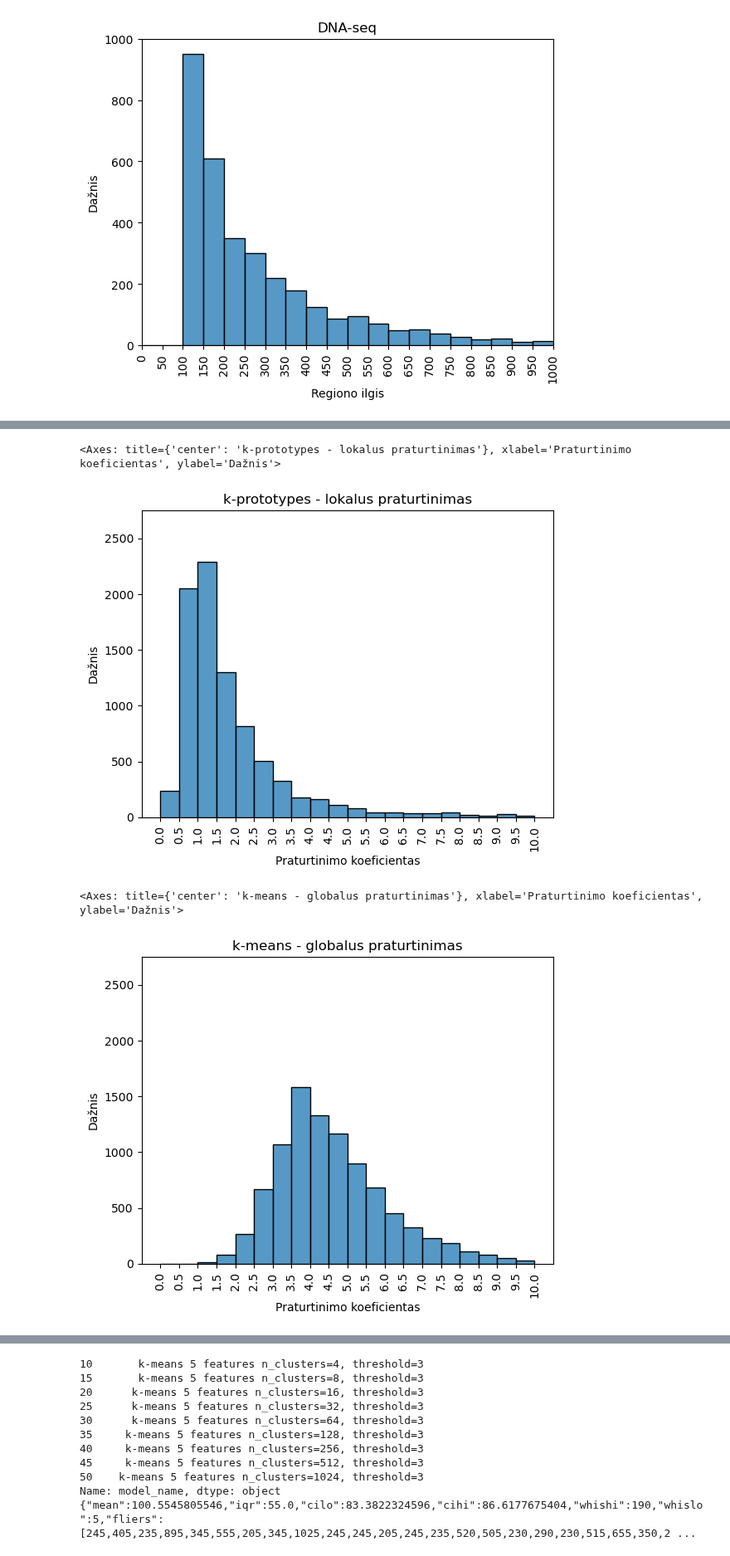
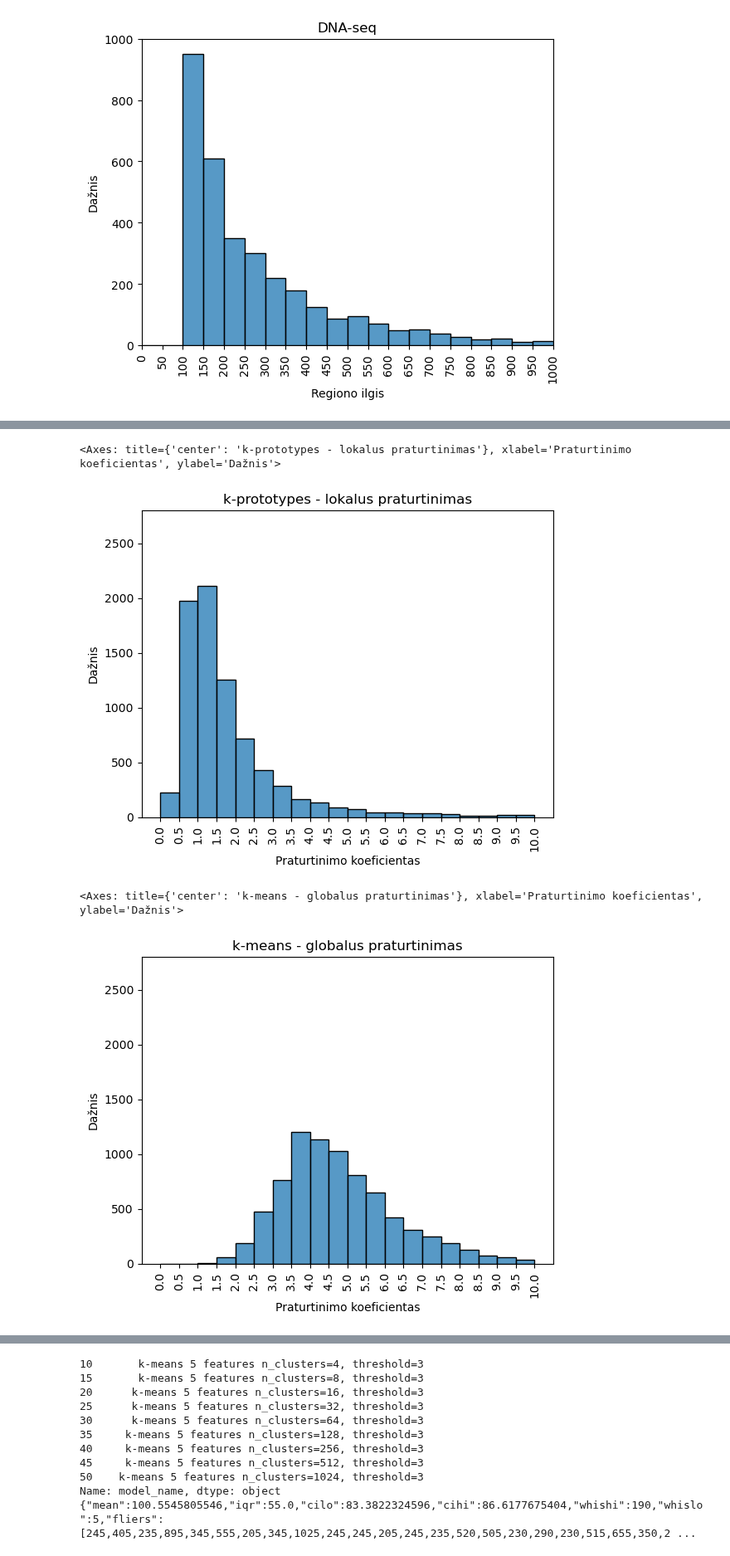
Before and after one commit to lu-kup/bio-baigiamasis, a Jupyter notebook: scripts/diagrams.ipynb, the cells around one changed output, grey strips where cells are left out. Shown at 83% size. Drawn from its saved outputs; the diff is of its cells as text; code cells hidden in the pictures.

Commit message:
new diagrams and seed extend analysis

```diff
--- a/scripts/diagrams.ipynb
+++ b/scripts/diagrams.ipynb
@@ -161,4 +191,5 @@ Name: Length, dtype: float64
 # %%
-enrich_kmeans = pd.read_csv("../outputs/final/enrichment_kmeans.csv", sep='\t')
-enrich_kproto = pd.read_csv("../outputs/final/enrichment_kprototypes.csv", sep='\t')
-enrich_dbscan = pd.read_csv("../outputs/final/enrichment_dbscan.csv", sep='\t')
+enrich_kmeans = pd.read_csv("../outputs/final2/enrichment_kmeans.csv", sep='\t')
+enrich_kproto = pd.read_csv("../outputs/final2/enrichment_kprototypes.csv", sep='\t')
+enrich_dbscan = pd.read_csv("../outputs/final2/enrichment_dbscan.csv", sep='\t')
+enrich_se = pd.read_csv("../outputs/final2/enrichment_seedextend.csv", sep='\t')
@@ -210,7 +340,7 @@ sns.histplot(data=enrich_kmeans, bins=bins, x="enrichment_factor1")
 bins = np.arange(0, 10.5, step=0.5)
 
 #plt.xlim(0, 1000)
-plt.ylim(0, 2750)
+plt.ylim(0, 2800)
 plt.xticks(bins, fontsize = 10, rotation='vertical')
 plt.title("k-prototypes - lokalus praturtinimas")
 plt.xlabel('Praturtinimo koeficientas')
@@ -219,21 +349,21 @@ plt.ylabel('Dažnis')
 sns.histplot(data=enrich_kproto, bins=bins, x="enrichment_factor1")
 # %% [output]
 <Axes: title={'center': 'k-prototypes - lokalus praturtinimas'}, xlabel='Praturtinimo koeficientas', ylabel='Dažnis'>
-[figure, old version]
+[figure, new version]
 # %%
 bins = np.arange(0, 10.5, step=0.5)
 
 #plt.xlim(0, 1000)
-plt.ylim(0, 2750)
+plt.ylim(0, 2800)
 plt.xticks(bins, fontsize = 10, rotation='vertical')
 plt.title("k-means - globalus praturtinimas")
 plt.xlabel('Praturtinimo koeficientas')
 plt.ylabel('Dažnis')
 
 sns.histplot(data=enrich_kmeans, bins=bins, x="enrichment_factor2")
 # %% [output]
 <Axes: title={'center': 'k-means - globalus praturtinimas'}, xlabel='Praturtinimo koeficientas', ylabel='Dažnis'>
-[figure, old version]
+[figure, new version]
 # %%
 bins = np.arange(0, 10.5, step=0.5)
 
```
Also changed, not shown: parts of 23 cells of this notebook, 4 other files.
